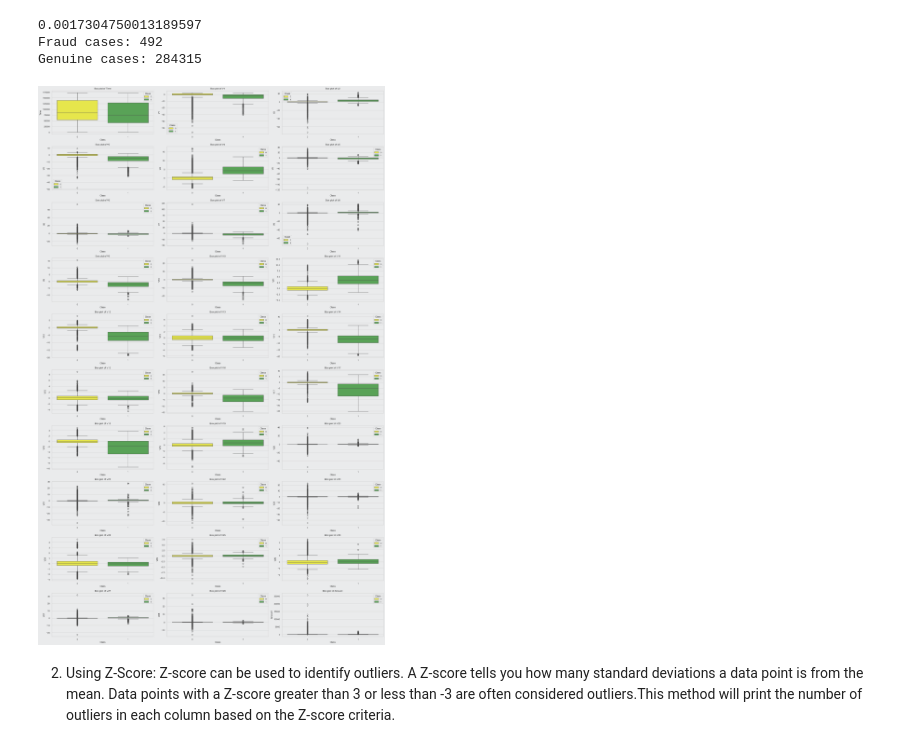
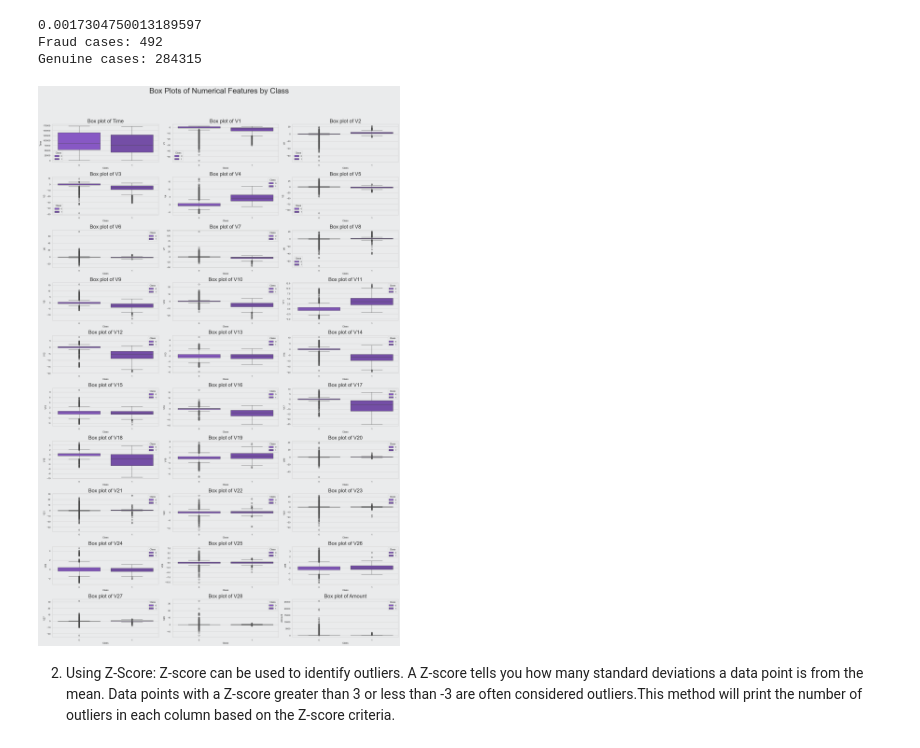
Before and after one commit to WildCodeWolf/Your-Data-Is-Mine, a Jupyter notebook: CreditCardEDA.ipynb, the cells around one changed output. Cells and saved outputs as stored; diff of their text form; code cells hidden in the pictures.

```diff
--- a/CreditCardEDA.ipynb
+++ b/CreditCardEDA.ipynb
@@ -309,19 +320,20 @@ Genuine cases: 284315
 # %%
 # Select numerical columns for visualization
 numerical_cols = ['Time', 'V1', 'V2', 'V3', 'V4', 'V5', 'V6', 'V7', 'V8', 'V9', 'V10',
        'V11', 'V12', 'V13', 'V14', 'V15', 'V16', 'V17', 'V18', 'V19', 'V20',
        'V21', 'V22', 'V23', 'V24', 'V25', 'V26', 'V27', 'V28', 'Amount']
 
 # Plotting box plots
 plt.figure(figsize=(20, 35))
 for i, col in enumerate(numerical_cols, 1):
     plt.subplot(len(numerical_cols) // 3 + 1, 3, i)
-    sns.boxplot(x=df['Class'], y=df[col], palette= "Set1_r" , hue = df['Class'])
-    plt.title(f'Box plot of {col}')
-plt.tight_layout()
+    sns.boxplot(x=df['Class'], y=df[col], palette= p.Colors.purples , hue = df['Class'])
+    plt.title(f'Box plot of {col}' , fontsize=20)
+    plt.suptitle('Box Plots of Numerical Features by Class', fontsize=30)
+plt.tight_layout(rect=[0, 0.03, 1, 0.95])  # Adjust layout to make room for the title
 plt.show()
 # %% [output]
-[figure, old version]
+[figure, new version]
 # %% [markdown]
 
 2. Using Z-Score: Z-score can be used to identify outliers. A Z-score tells you how many standard deviations a data point is from the mean. Data points with a Z-score greater than 3 or less than -3 are often considered outliers.This method will print the number of outliers in each column based on the Z-score criteria.
```
Also changed, not shown: parts of 16 cells of this notebook.
